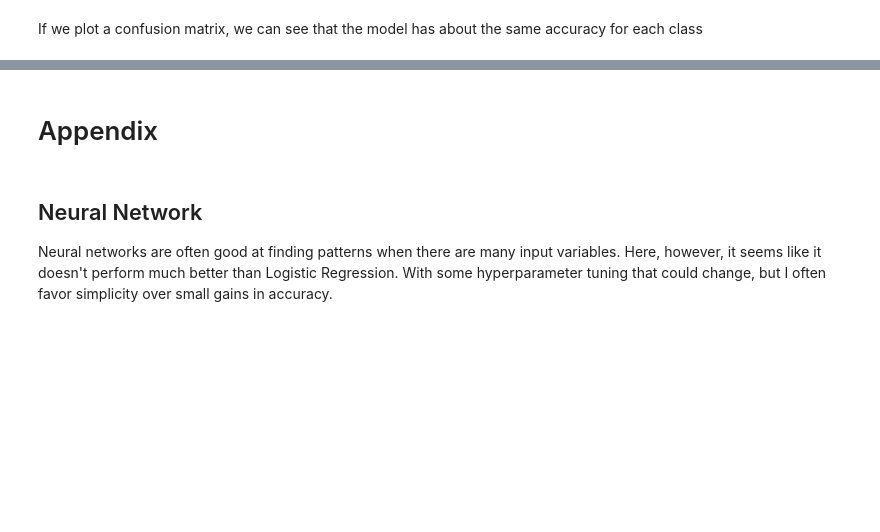
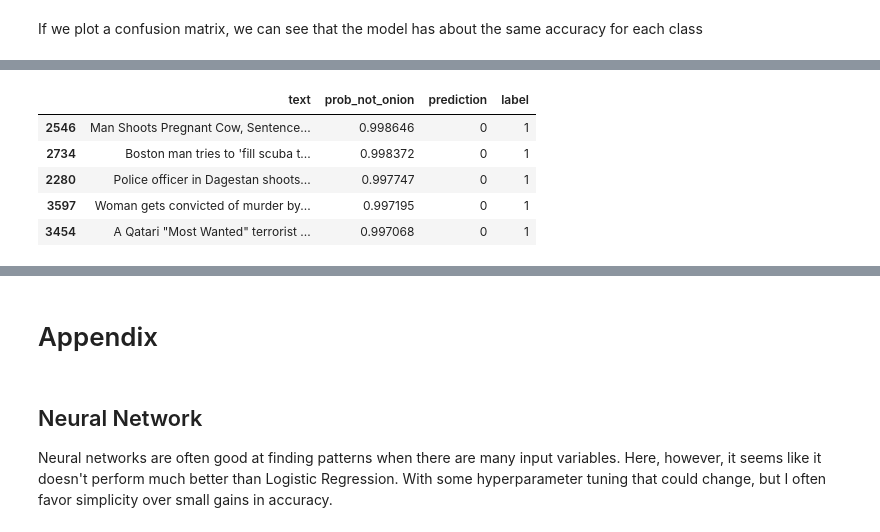
Before and after one commit to awalker88/spit-out-the-onion, a Jupyter notebook: onion_or_not.ipynb, the cells around one changed output, grey strips where cells are left out. Drawn from its saved outputs; the diff is of its cells as text; code cells hidden in the pictures; blank space fills up the shorter version.

```diff
--- a/onion_or_not.ipynb
+++ b/onion_or_not.ipynb
@@ -325,5 +351,12 @@ plot_confusion_matrix(predictions['prediction'], test_labels, 'lr_clf')
 # %%
-pred_onion = predictions[predictions['prediction'] == 1].copy()
-pred_not_onion = predictions[predictions['prediction'] == 0].copy()
+pred_onion = predictions[predictions['label'] == 1].copy()
+pred_not_onion = predictions[predictions['label'] == 0].copy()
 
-pred_onion.sort_values(by='prob_not_onion', ascending=False)[['text', 'prob_not_onion', 'label']].head(5)
+pred_onion.sort_values(by='prob_not_onion', ascending=False)[['text', 'prob_not_onion', 'prediction', 'label']].head(5)
+# %% [output]
+|  | text | prob_not_onion | prediction | label |
+| 2546 | Man Shoots Pregnant Cow, Sentence... | 0.998646 | 0 | 1 |
+| 2734 | Boston man tries to 'fill scuba t... | 0.998372 | 0 | 1 |
+| 2280 | Police officer in Dagestan shoots... | 0.997747 | 0 | 1 |
+| 3597 | Woman gets convicted of murder by... | 0.997195 | 0 | 1 |
+| 3454 | A Qatari "Most Wanted" terrorist ... | 0.997068 | 0 | 1 |
```
Also changed, not shown: parts of 15 cells of this notebook, 1 other file.
